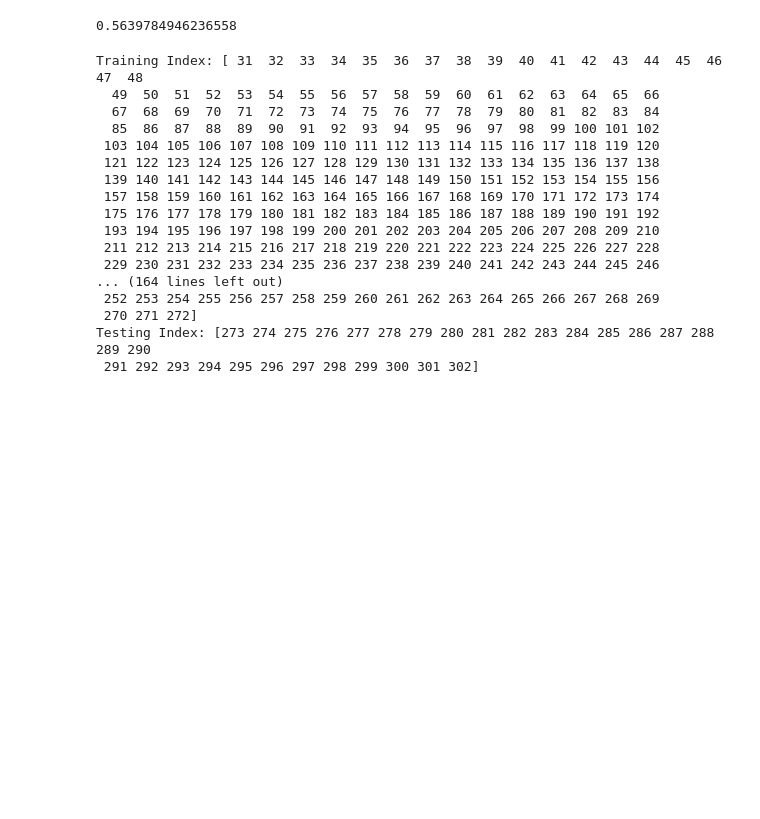
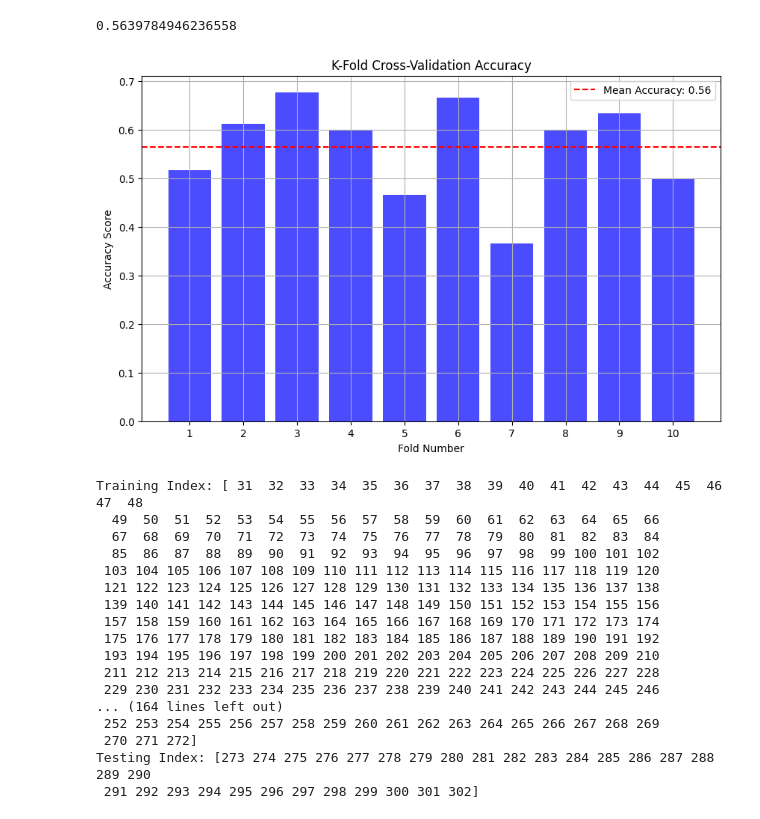
Before and after one commit to SawairaK/KNN, a Jupyter notebook: KNN_cross_validation.ipynb, the cells around one changed output. Cells and saved outputs as stored; diff of their text form; code cells hidden in the pictures; blank space fills up the shorter version.

```diff
--- a/KNN_cross_validation.ipynb
+++ b/KNN_cross_validation.ipynb
@@ -164,6 +166,23 @@ array([0.51612903, 0.61290323, 0.67741935, 0.6       , 0.46666667,
 np.mean(cv_result)
 # %% [output]
 0.5639784946236558
+# %%
+# Perform Cross-Validation
+cv_result = cross_val_score(classifier, X, y, cv=kfold_validator)
+
+# Plotting K-Fold Cross-Validation Results
+plt.figure(figsize=(10, 6))
+plt.bar(range(1, len(cv_result) + 1), cv_result, color='blue', alpha=0.7)
+plt.axhline(np.mean(cv_result), color='red', linestyle='--', label=f'Mean Accuracy: {np.mean(cv_result):.2f}')
+plt.title('K-Fold Cross-Validation Accuracy')
+plt.xlabel('Fold Number')
+plt.ylabel('Accuracy Score')
+plt.xticks(range(1, len(cv_result) + 1))
+plt.legend()
+plt.grid(True)
+plt.show()
+# %% [output]
+[figure, added]
 # %%
 ##STRATIFIED K-Fold cross validation
 from sklearn.model_selection import StratifiedKFold
```
Also changed, not shown: parts of 2 cells of this notebook.
